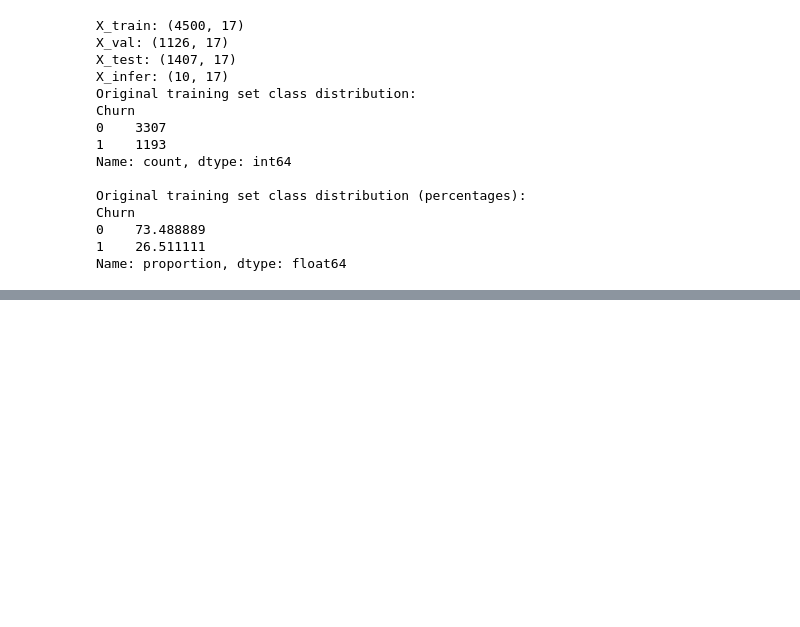
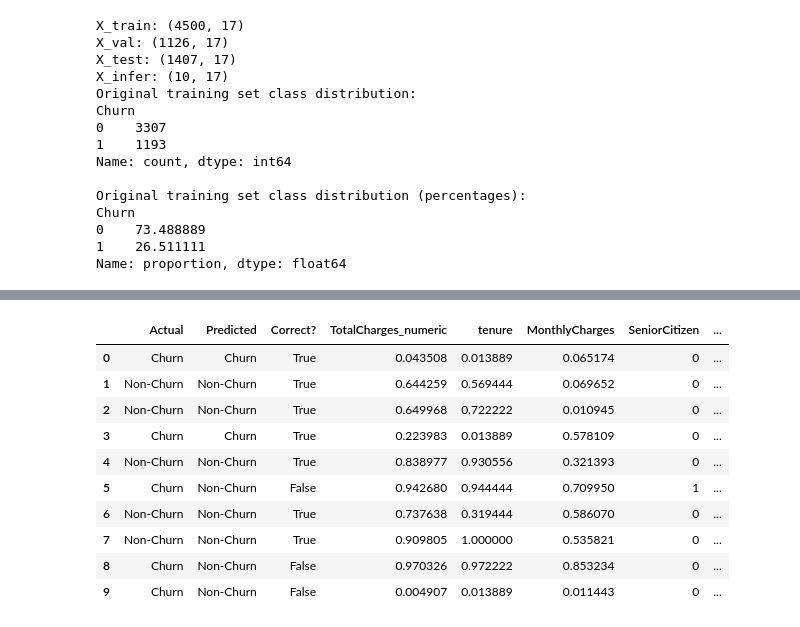
Before and after one commit to Kavishka2401/CustomerChurnPredictionSystem, a Jupyter notebook: Final_NN_Model.ipynb, the cells around one changed output, grey strips where cells are left out. Saved outputs shown, nothing was run; the diff lists cells and outputs as text; code cells hidden in the pictures; blank space fills up the shorter version.

```diff
--- a/Final_NN_Model.ipynb
+++ b/Final_NN_Model.ipynb
@@ -263,0 +302,35 @@ Epoch 59/100
+# %%
+from IPython.display import display
+import pandas as pd
+import numpy as np
+
+# --- Ensure alignment ---
+X_infer = X_infer.reset_index(drop=True)
+y_infer = y_infer.reset_index(drop=True)
+
+# --- Predict probabilities and apply threshold ---
+y_infer_probs = model.predict(X_infer).ravel()
+threshold = 0.6
+y_infer_pred = (y_infer_probs > best_t).astype(int)
+
+# --- Convert actual labels to numeric 0/1 if needed ---
+y_infer_numeric = y_infer.replace({'Non-Churn':0,'Churn':1})
+
+# --- Map numeric labels to strings for display ---
+label_map = {0:'Non-Churn', 1:'Churn'}
+actual_labels = y_infer_numeric.map(label_map)
+pred_labels = pd.Series(y_infer_pred).map(label_map)
+
+# --- Build inference table ---
+inference_table = X_infer.copy()
+inference_table['Actual'] = actual_labels
+inference_table['Predicted'] = pred_labels
+inference_table['Correct?'] = inference_table['Actual'] == inference_table['Predicted']
+
+# --- Reorder columns ---
+cols = ['Actual','Predicted','Correct?'] + [c for c in inference_table.columns if c not in ['Actual','Predicted','Correct?']]
+inference_table = inference_table[cols]
+
+# --- Display table ---
+display(inference_table)
+# %% [output]
@@ -263,0 +338,11 @@ Epoch 59/100
+|  | Actual | Predicted | Correct? | TotalCharges_numeric | tenure | MonthlyCharges | SeniorCitizen | ... |
+| 0 | Churn | Churn | True | 0.043508 | 0.013889 | 0.065174 | 0 | ... |
+| 1 | Non-Churn | Non-Churn | True | 0.644259 | 0.569444 | 0.069652 | 0 | ... |
+| 2 | Non-Churn | Non-Churn | True | 0.649968 | 0.722222 | 0.010945 | 0 | ... |
+| 3 | Churn | Churn | True | 0.223983 | 0.013889 | 0.578109 | 0 | ... |
+| 4 | Non-Churn | Non-Churn | True | 0.838977 | 0.930556 | 0.321393 | 0 | ... |
+| 5 | Churn | Non-Churn | False | 0.942680 | 0.944444 | 0.709950 | 1 | ... |
+| 6 | Non-Churn | Non-Churn | True | 0.737638 | 0.319444 | 0.586070 | 0 | ... |
+| 7 | Non-Churn | Non-Churn | True | 0.909805 | 1.000000 | 0.535821 | 0 | ... |
+| 8 | Churn | Non-Churn | False | 0.970326 | 0.972222 | 0.853234 | 0 | ... |
+| 9 | Churn | Non-Churn | False | 0.004907 | 0.013889 | 0.011443 | 0 | ... |
```
Also changed, not shown: parts of 7 cells of this notebook.
